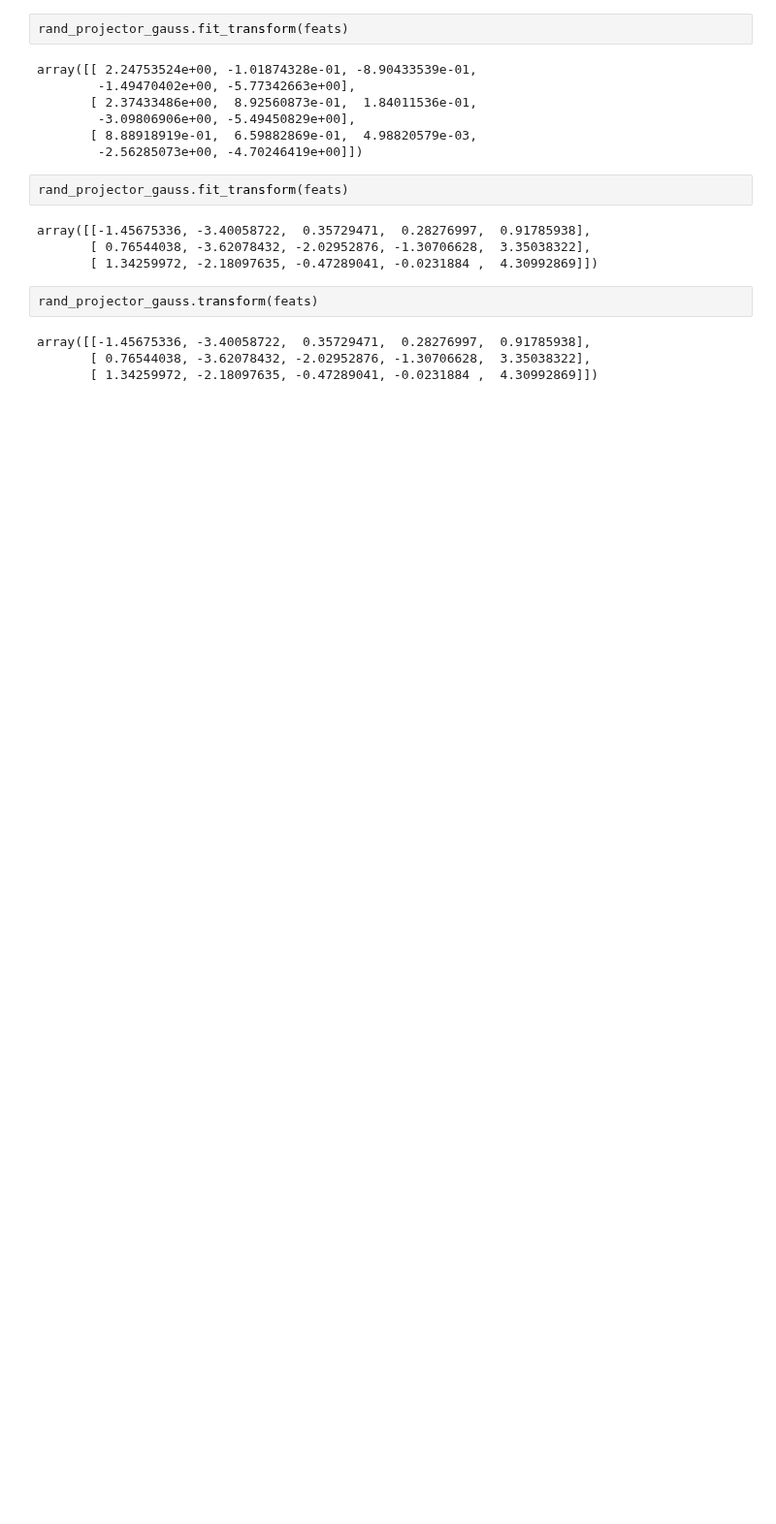
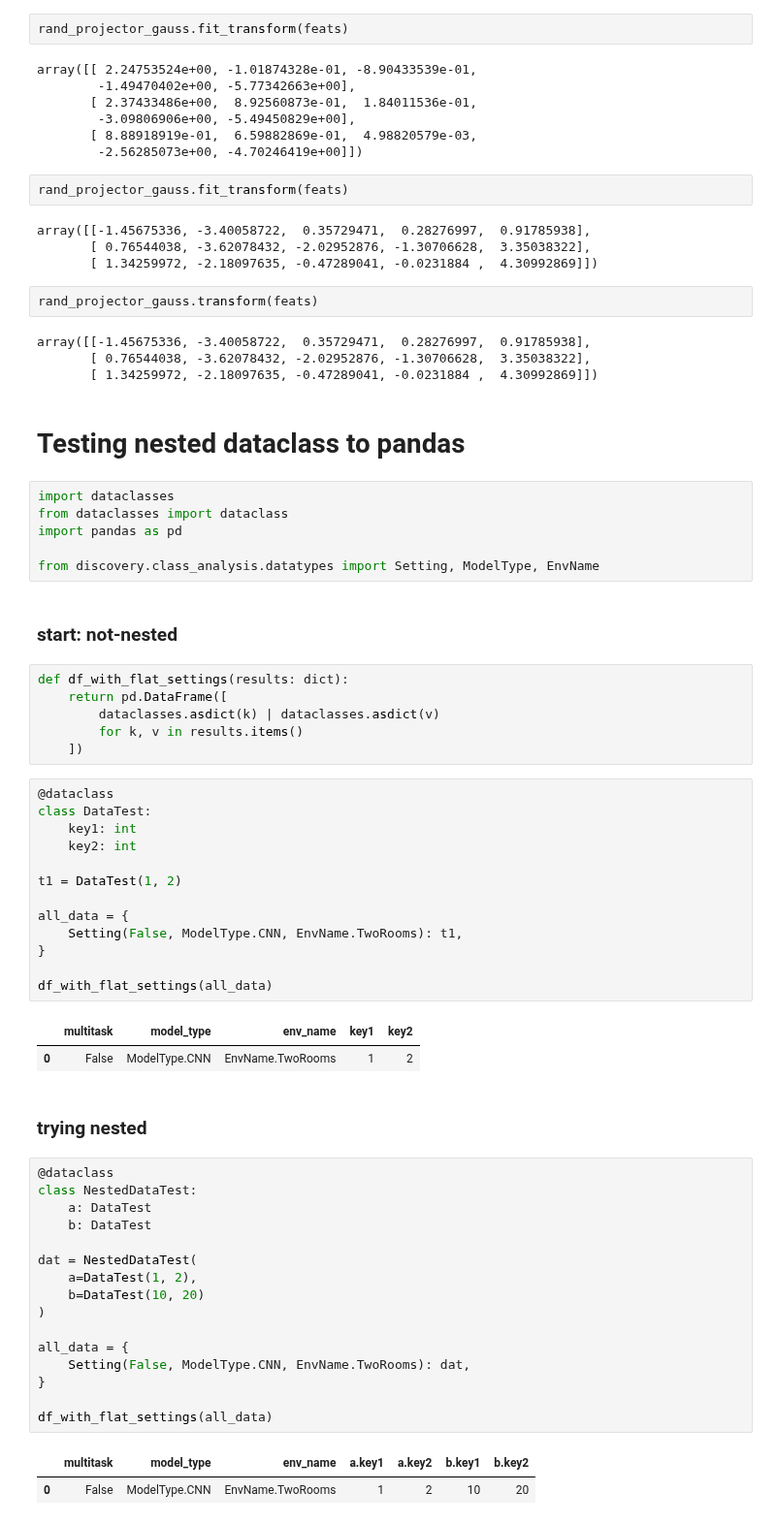
Before and after one commit to kevroi/discovery, a Jupyter notebook: discovery/class_analysis/minigrid.ipynb, the cells around one changed output. Shown at 97% size. Cells and saved outputs as stored; diff of their text form; blank space fills up the shorter version.

Commit message:
Utilities for handling nested dataclasses in pandas.

```diff
--- a/discovery/class_analysis/minigrid.ipynb
+++ b/discovery/class_analysis/minigrid.ipynb
@@ -500,3 +514,56 @@ rand_projector_gauss.transform(feats)
 array([[-1.45675336, -3.40058722,  0.35729471,  0.28276997,  0.91785938],
        [ 0.76544038, -3.62078432, -2.02952876, -1.30706628,  3.35038322],
        [ 1.34259972, -2.18097635, -0.47289041, -0.0231884 ,  4.30992869]])
+# %% [markdown]
+# Testing nested dataclass to pandas
+# %%
+import dataclasses
+from dataclasses import dataclass
+import pandas as pd
+
+from discovery.class_analysis.datatypes import Setting, ModelType, EnvName
+# %% [markdown]
+### start: not-nested
+# %%
+def df_with_flat_settings(results: dict):
+    return pd.DataFrame([
+        dataclasses.asdict(k) | dataclasses.asdict(v)
+        for k, v in results.items()
+    ])
+# %%
+@dataclass
+class DataTest:
+    key1: int
+    key2: int
+
+t1 = DataTest(1, 2)
+
+all_data = {
+    Setting(False, ModelType.CNN, EnvName.TwoRooms): t1,
+}
+
+df_with_flat_settings(all_data)
+# %% [output]
+|  | multitask | model_type | env_name | key1 | key2 |
+| 0 | False | ModelType.CNN | EnvName.TwoRooms | 1 | 2 |
+# %% [markdown]
+### trying nested
+# %%
+@dataclass
+class NestedDataTest:
+    a: DataTest
+    b: DataTest
+
+dat = NestedDataTest(
+    a=DataTest(1, 2),
+    b=DataTest(10, 20)
+)
+
+all_data = {
+    Setting(False, ModelType.CNN, EnvName.TwoRooms): dat,
+}
+
+df_with_flat_settings(all_data)
+# %% [output]
+|  | multitask | model_type | env_name | a.key1 | a.key2 | b.key1 | b.key2 |
+| 0 | False | ModelType.CNN | EnvName.TwoRooms | 1 | 2 | 10 | 20 |
```
Also changed, not shown: parts of 2 cells of this notebook, 2 other files.
